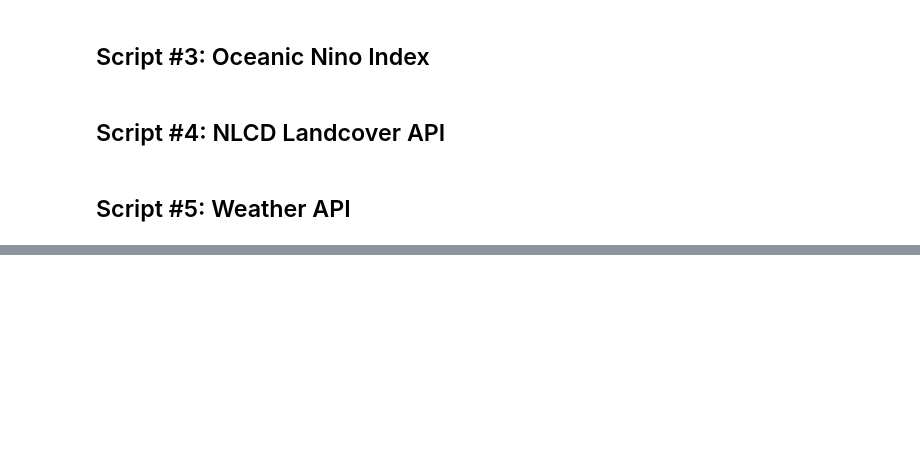
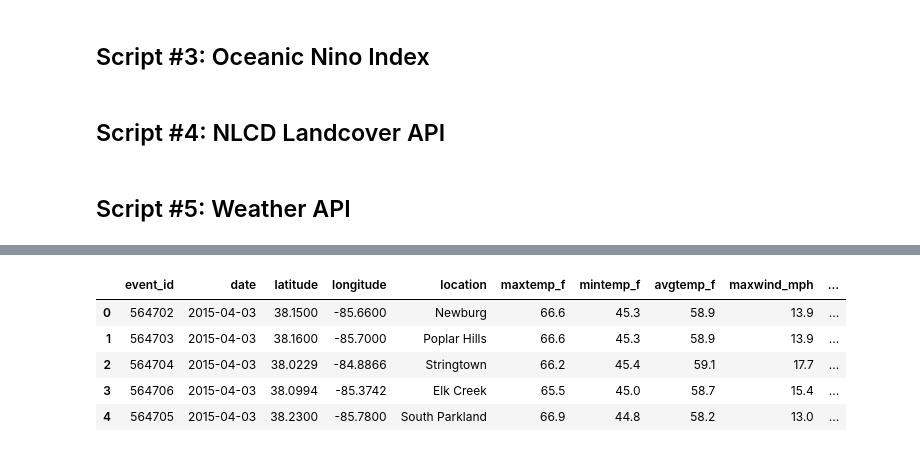
Before and after one commit to ashleyadehart/flash_floods_ky_2015_2025, a Jupyter notebook: notebooks/flash_floods_ky_scripts.ipynb, the cells around one changed output, grey strips where cells are left out. Drawn from its saved outputs; the diff is of its cells as text; code cells hidden in the pictures; blank space fills up the shorter version.

Commit message:
Update made to weather data, notebooks, and flash flood mapping files

```diff
--- a/notebooks/flash_floods_ky_scripts.ipynb
+++ b/notebooks/flash_floods_ky_scripts.ipynb
@@ -605,5 +601,9 @@ WEATHER_API_KEY = os.environ["WEATHER_API_KEY"]
+# %%
+WEATHER_API_KEY = os.getenv("WEATHER_API_KEY")
 # %%
 # Read in dataset as dataframe
-flash_flood_df = pd.read_csv("../data/processed/flash_floods_ky_2015_2025_cleaned.csv")
+csv_path = "../data/processed/flash_floods_ky_2015_2025_cleaned.csv"
 
-flash_flood_df.head()
+df = pd.read_csv(csv_path)
+
+df.head()
@@ -708,0 +756,32 @@ for idx, row in flash_flood_df.iterrows():
+# %%
+weather_results = []
+
+total_records = len(weather_tasks)
+
+print("Starting weather data extraction...")
+print(f"Total records: {total_records}")
+
+for i, (_, row) in enumerate(weather_tasks.iterrows(), start=1):
+
+    result = get_historical_weather(
+        event_id=row["event_id"],
+        event_date=pd.to_datetime(
+            row["begin_date"]
+        ).strftime("%Y-%m-%d"),
+        latitude=row["begin_lat"],
+        longitude=row["begin_lon"],
+        api_key=WEATHER_API_KEY
+    )
+
+    weather_results.append(result)
+
+    if i % 25 == 0 or i == total_records:
+        print(
+            f"Processed {i:,} / {total_records:,} "
+            f"({i / total_records:.1%})"
+        )
+
+    # Pause between requests
+    time.sleep(0.2)
+
+print("Weather extraction complete!")
@@ -709,5 +806,12 @@ for idx, row in flash_flood_df.iterrows():
 # %%
 # Create weather dataframe
-weather_df = pd.DataFrame(collected_weather)
+weather_df = pd.DataFrame(weather_results)
 
 weather_df.head()
+# %% [output]
+|  | event_id | date | latitude | longitude | location | maxtemp_f | mintemp_f | avgtemp_f | maxwind_mph | ... |
+| 0 | 564702 | 2015-04-03 | 38.1500 | -85.6600 | Newburg | 66.6 | 45.3 | 58.9 | 13.9 | ... |
+| 1 | 564703 | 2015-04-03 | 38.1600 | -85.7000 | Poplar Hills | 66.6 | 45.3 | 58.9 | 13.9 | ... |
+| 2 | 564704 | 2015-04-03 | 38.0229 | -84.8866 | Stringtown | 66.2 | 45.4 | 59.1 | 17.7 | ... |
+| 3 | 564706 | 2015-04-03 | 38.0994 | -85.3742 | Elk Creek | 65.5 | 45.0 | 58.7 | 15.4 | ... |
+| 4 | 564705 | 2015-04-03 | 38.2300 | -85.7800 | South Parkland | 66.9 | 44.8 | 58.2 | 13.0 | ... |
```
Also changed, not shown: parts of 18 cells of this notebook, 30 other files.
